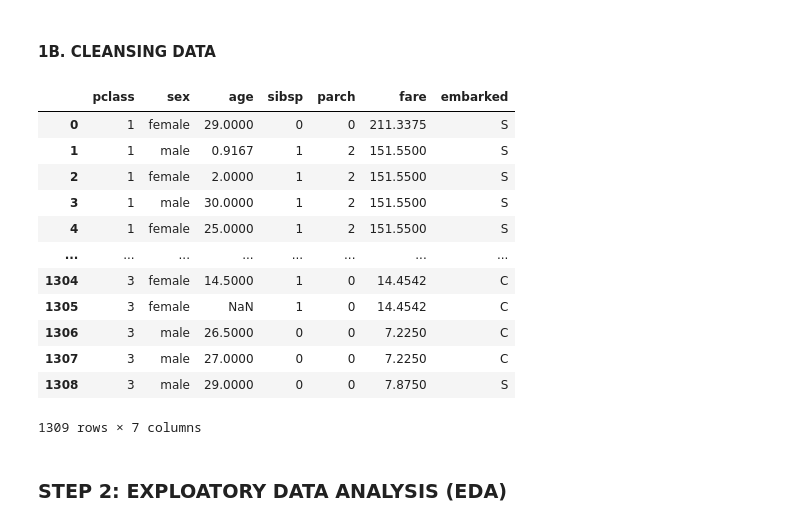
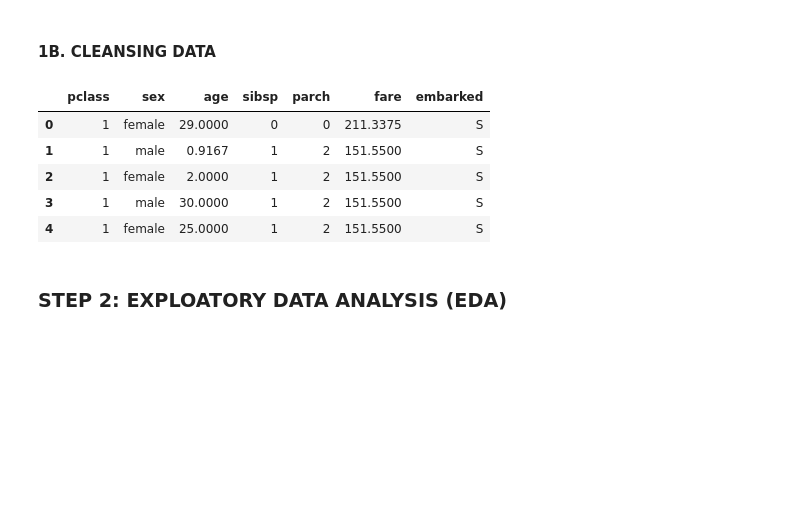
Before and after one commit to plipustel/DataScience, a Jupyter notebook: DSCPreprocessing/3_preprocessing_titanic.ipynb, the cells around one changed output. Cells and saved outputs as stored; diff of their text form; code cells hidden in the pictures; blank space fills up the shorter version.

```diff
--- a/DSCPreprocessing/2_preprocessing_titanic.ipynb
+++ b/DSCPreprocessing/3_preprocessing_titanic.ipynb
@@ -71,21 +70,15 @@ memory usage: 115.4+ KB
   is survived, and any passenger with a body identification number did not survive
 """
 X.drop(['name', 'ticket', 'cabin', 'boat', 'body', 'home.dest'], axis=1, inplace=True) # axis=1 'drop column', inplace=True -> affect original dataframe, 'False' generate a new dataframe
-X
-# %% [output]
-|  | pclass | sex | age | sibsp | parch | fare | embarked |
-| 0 | 1 | female | 29.0000 | 0 | 0 | 211.3375 | S |
-| 1 | 1 | male | 0.9167 | 1 | 2 | 151.5500 | S |
-| 2 | 1 | female | 2.0000 | 1 | 2 | 151.5500 | S |
-| 3 | 1 | male | 30.0000 | 1 | 2 | 151.5500 | S |
-| 4 | 1 | female | 25.0000 | 1 | 2 | 151.5500 | S |
-| ... | ... | ... | ... | ... | ... | ... | ... |
-| 1304 | 3 | female | 14.5000 | 1 | 0 | 14.4542 | C |
-| 1305 | 3 | female | NaN | 1 | 0 | 14.4542 | C |
-| 1306 | 3 | male | 26.5000 | 0 | 0 | 7.2250 | C |
-| 1307 | 3 | male | 27.0000 | 0 | 0 | 7.2250 | C |
-| 1308 | 3 | male | 29.0000 | 0 | 0 | 7.8750 | S |
-1309 rows × 7 columns
+# %%
+X.head()
+# %% [output]
+|  | pclass | sex | age | sibsp | parch | fare | embarked |
+| 0 | 1 | female | 29.0000 | 0 | 0 | 211.3375 | S |
+| 1 | 1 | male | 0.9167 | 1 | 2 | 151.5500 | S |
+| 2 | 1 | female | 2.0000 | 1 | 2 | 151.5500 | S |
+| 3 | 1 | male | 30.0000 | 1 | 2 | 151.5500 | S |
+| 4 | 1 | female | 25.0000 | 1 | 2 | 151.5500 | S |
 # %% [markdown]
 ### STEP 2: EXPLOATORY DATA ANALYSIS (EDA)
 # %% [markdown]
```
Also changed, not shown: parts of 24 cells of this notebook, 2 other files.
